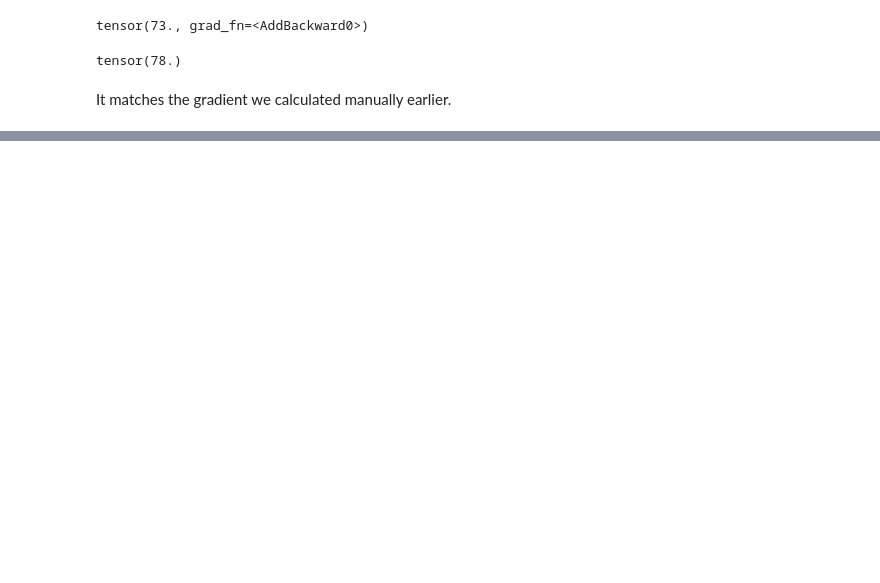
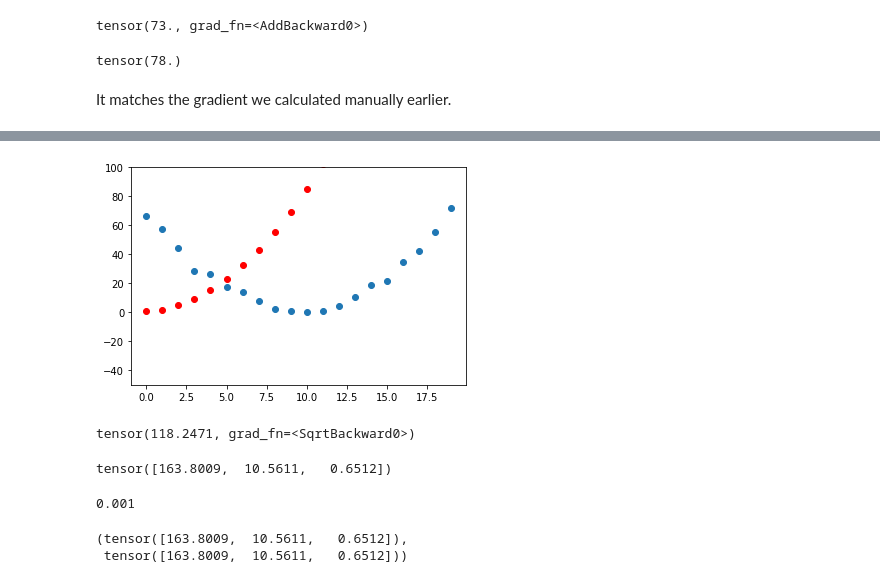
Before and after one commit to ttcielott/Deep_Learning_for_Coders_with-Fastai_and_PyTorch, a Jupyter notebook: Chapter4_Under_the_hood.ipynb, the cells around one changed output, grey strips where cells are left out. Saved outputs shown, nothing was run; the diff lists cells and outputs as text; code cells hidden in the pictures; blank space fills up the shorter version.

```diff
--- a/Chapter4_Under_the_hood.ipynb
+++ b/Chapter4_Under_the_hood.ipynb
@@ -677,0 +722,4 @@ It matches the gradient we calculated manually earlier.
+# %%
+def f(t, params):
+  a,b,c = params
+  return a*(t**2) + (b*t) + c
@@ -677,0 +737,23 @@ It matches the gradient we calculated manually earlier.
+# %%
+# calculate the predictions
+preds = f(time, params)
+# %%
+# create a function to show how close our predictions are to our targets
+def show_preds(preds, ax = None):
+  if ax is None:
+    ax = plt.subplots()[1]
+
+  ax.scatter(time, speed)
+  ax.scatter(time, to_np(preds), color = 'red')
+
+  ax.set_ylim(-50, 100)
+
+show_preds(preds)
+# %% [output]
+[figure, added]
+# %%
+# calculate the loss
+loss = mse(preds, speed)
+loss
+# %% [output]
+tensor(118.2471, grad_fn=<SqrtBackward0>)
@@ -677,0 +763,16 @@ It matches the gradient we calculated manually earlier.
+# %%
+# view the gradients
+params.grad
+# %% [output]
+tensor([163.8009,  10.5611,   0.6512])
+# %%
+# pick a learing rate to use
+lr = 1e-3
+lr
+# %% [output]
+0.001
+# %%
+params.grad, params.grad.data
+# %% [output]
+(tensor([163.8009,  10.5611,   0.6512]),
+ tensor([163.8009,  10.5611,   0.6512]))
```
Also changed, not shown: parts of 19 cells of this notebook.
